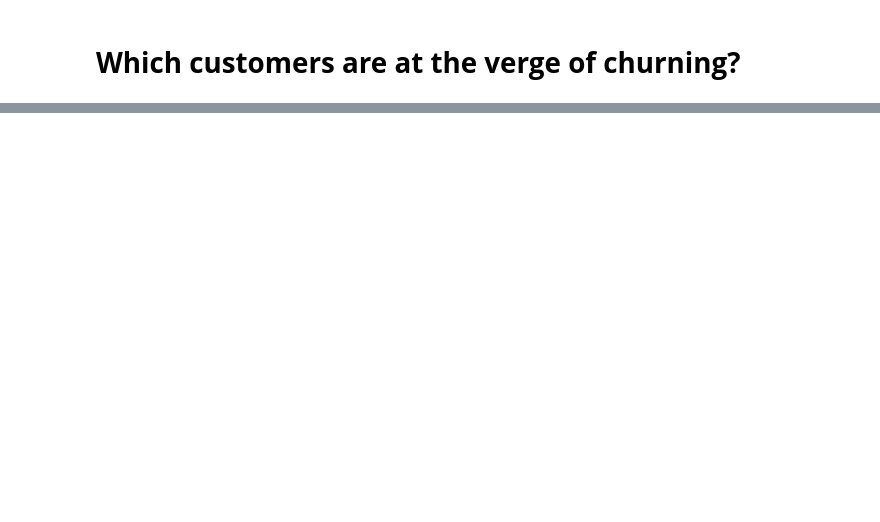
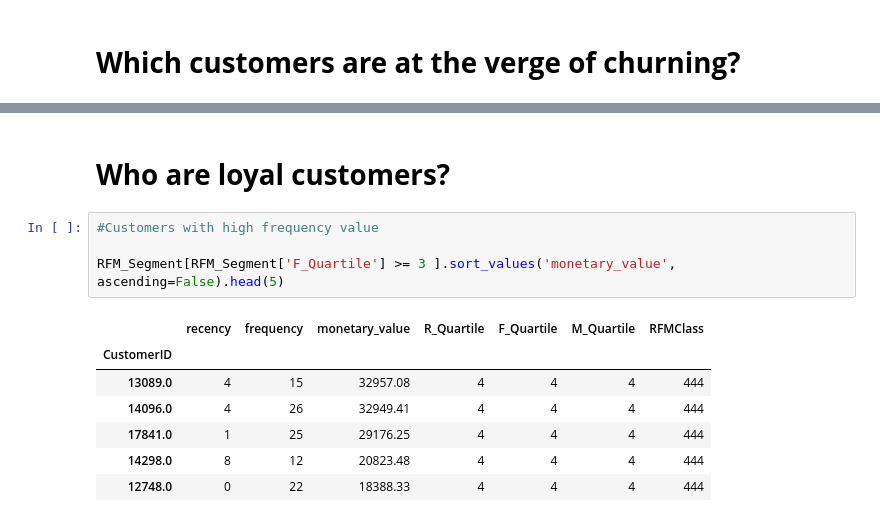
Before and after one commit to wahyunh10/Project-Online-Retail-Dataset, a Jupyter notebook: Online_Retail_Dataset.ipynb, the cells around one changed output, grey strips where cells are left out. Drawn from its saved outputs; the diff is of its cells as text; blank space fills up the shorter version.

```diff
--- a/Online_Retail_Dataset.ipynb
+++ b/Online_Retail_Dataset.ipynb
@@ -704,0 +835,14 @@ RFM_Segment[RFM_Segment['R_Quartile'] <= 2 ].sort_values('monetary_value', ascen
+# %% [markdown]
+# **Who are loyal customers?**
+# %%
+#Customers with high frequency value
+
+RFM_Segment[RFM_Segment['F_Quartile'] >= 3 ].sort_values('monetary_value', ascending=False).head(5)
+# %% [output]
+|  | recency | frequency | monetary_value | R_Quartile | F_Quartile | M_Quartile | RFMClass |
+| CustomerID |  |  |  |  |  |  |  |
+| 13089.0 | 4 | 15 | 32957.08 | 4 | 4 | 4 | 444 |
+| 14096.0 | 4 | 26 | 32949.41 | 4 | 4 | 4 | 444 |
+| 17841.0 | 1 | 25 | 29176.25 | 4 | 4 | 4 | 444 |
+| 14298.0 | 8 | 12 | 20823.48 | 4 | 4 | 4 | 444 |
+| 12748.0 | 0 | 22 | 18388.33 | 4 | 4 | 4 | 444 |
```
Also changed, not shown: parts of 22 cells of this notebook.
